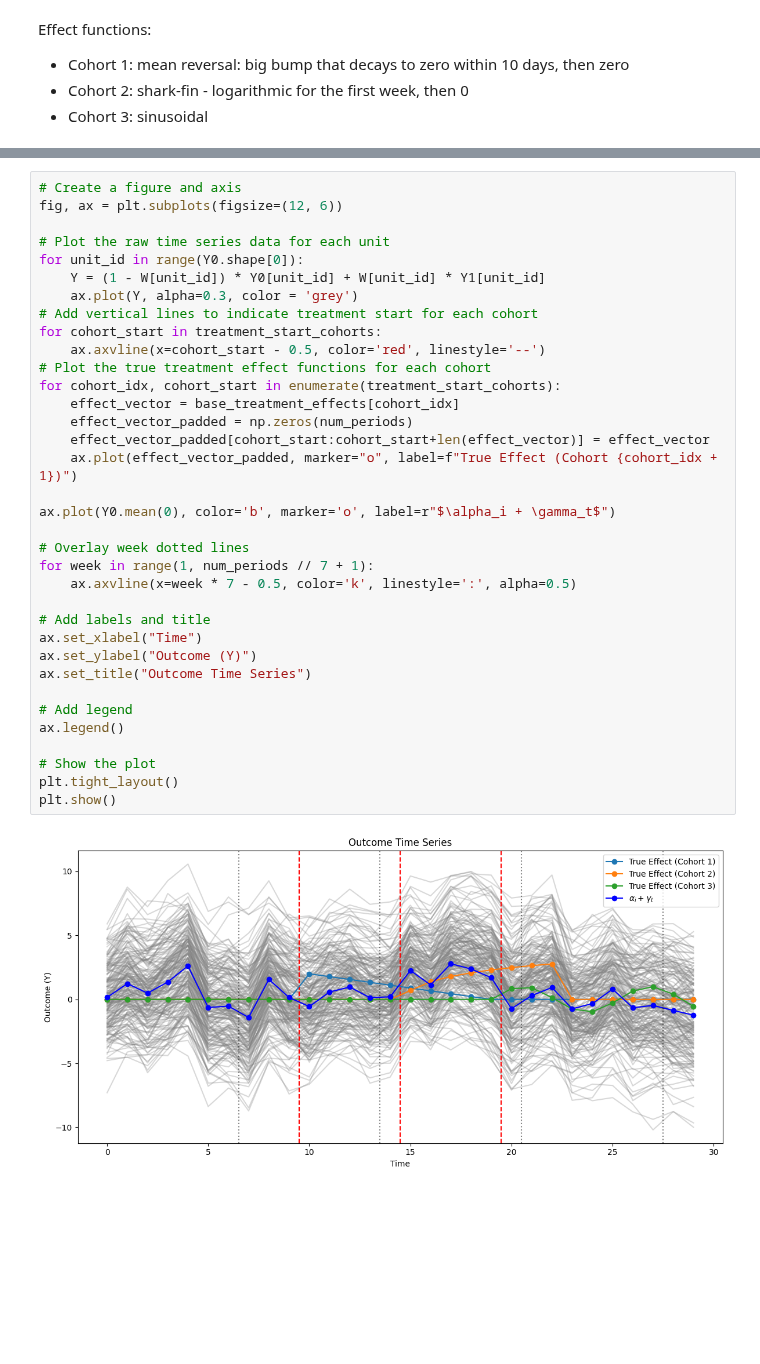
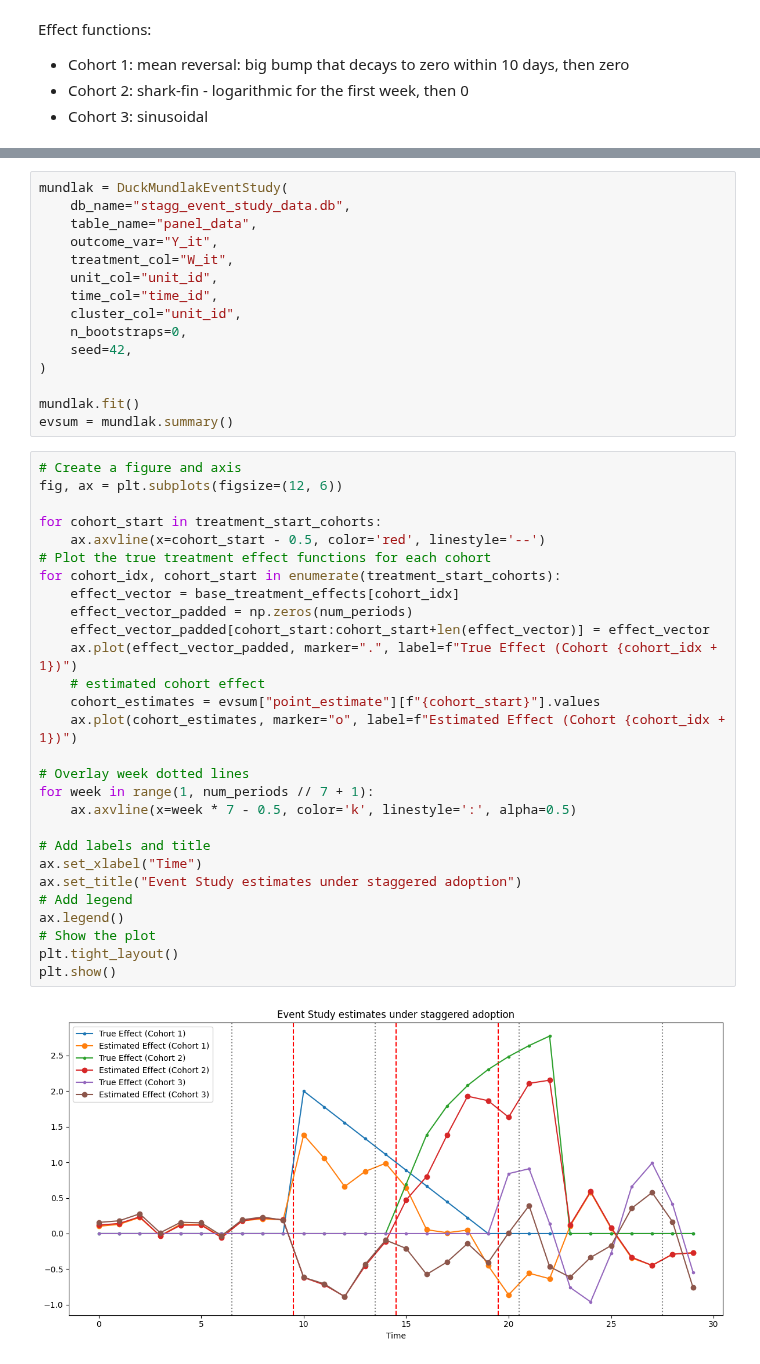
Before and after one commit to py-econometrics/duckreg, a Jupyter notebook: notebooks/event_study.ipynb, the cells around one changed output, grey strips where cells are left out. Drawn from its saved outputs; the diff is of its cells as text; blank space fills up the shorter version.

Commit message:
add mundlak event study

```diff
--- a/notebooks/event_study.ipynb
+++ b/notebooks/event_study.ipynb
@@ -420,37 +372,45 @@ Y0, Y1, W, df = dgp["Y0"], dgp["Y1"], dgp["W"], dgp["dataframe"]
+# %%
+mundlak = DuckMundlakEventStudy(
+    db_name="stagg_event_study_data.db",
+    table_name="panel_data",
+    outcome_var="Y_it",
+    treatment_col="W_it",
+    unit_col="unit_id",
+    time_col="time_id",
+    cluster_col="unit_id",
+    n_bootstraps=0,
+    seed=42,
+)
+
+mundlak.fit()
+evsum = mundlak.summary()
 # %%
 # Create a figure and axis
 fig, ax = plt.subplots(figsize=(12, 6))
 
-# Plot the raw time series data for each unit
-for unit_id in range(Y0.shape[0]):
-    Y = (1 - W[unit_id]) * Y0[unit_id] + W[unit_id] * Y1[unit_id]
-    ax.plot(Y, alpha=0.3, color = 'grey')
-# Add vertical lines to indicate treatment start for each cohort
 for cohort_start in treatment_start_cohorts:
     ax.axvline(x=cohort_start - 0.5, color='red', linestyle='--')
 # Plot the true treatment effect functions for each cohort
 for cohort_idx, cohort_start in enumerate(treatment_start_cohorts):
     effect_vector = base_treatment_effects[cohort_idx]
     effect_vector_padded = np.zeros(num_periods)
     effect_vector_padded[cohort_start:cohort_start+len(effect_vector)] = effect_vector
-    ax.plot(effect_vector_padded, marker="o", label=f"True Effect (Cohort {cohort_idx + 1})")
-
-ax.plot(Y0.mean(0), color='b', marker='o', label=r"$\alpha_i + \gamma_t$")
+    ax.plot(effect_vector_padded, marker=".", label=f"True Effect (Cohort {cohort_idx + 1})")
+    # estimated cohort effect
+    cohort_estimates = evsum["point_estimate"][f"{cohort_start}"].values
+    ax.plot(cohort_estimates, marker="o", label=f"Estimated Effect (Cohort {cohort_idx + 1})")
 
 # Overlay week dotted lines
 for week in range(1, num_periods // 7 + 1):
     ax.axvline(x=week * 7 - 0.5, color='k', linestyle=':', alpha=0.5)
 
 # Add labels and title
 ax.set_xlabel("Time")
-ax.set_ylabel("Outcome (Y)")
-ax.set_title("Outcome Time Series")
-
+ax.set_title("Event Study estimates under staggered adoption")
 # Add legend
 ax.legend()
-
 # Show the plot
 plt.tight_layout()
 plt.show()
 # %% [output]
-[figure, old version]
+[figure, new version]
```
Also changed, not shown: parts of 48 cells of this notebook, 1 other file.
